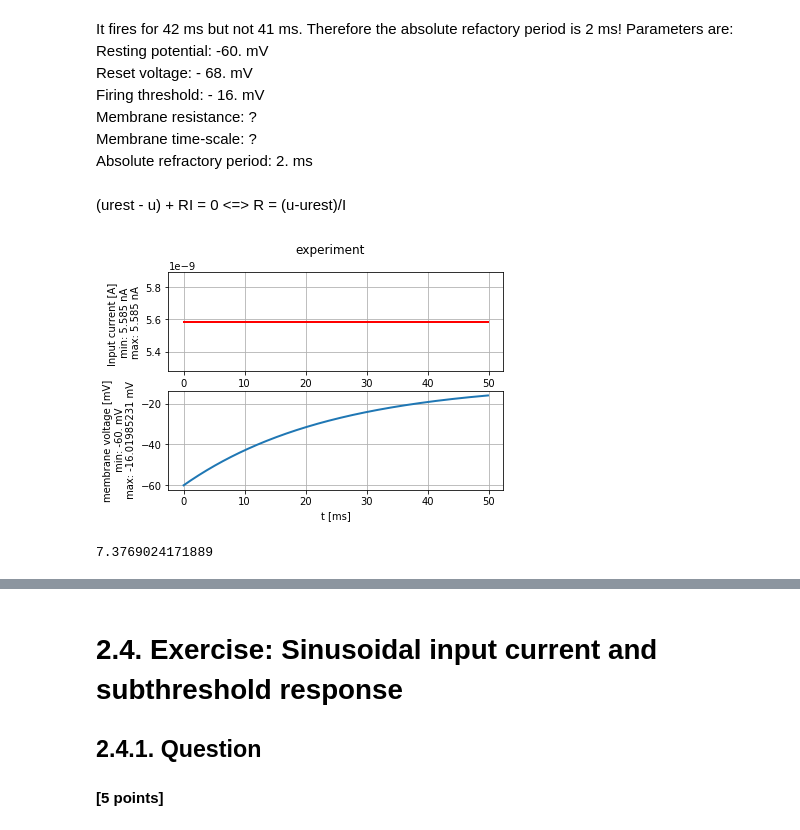
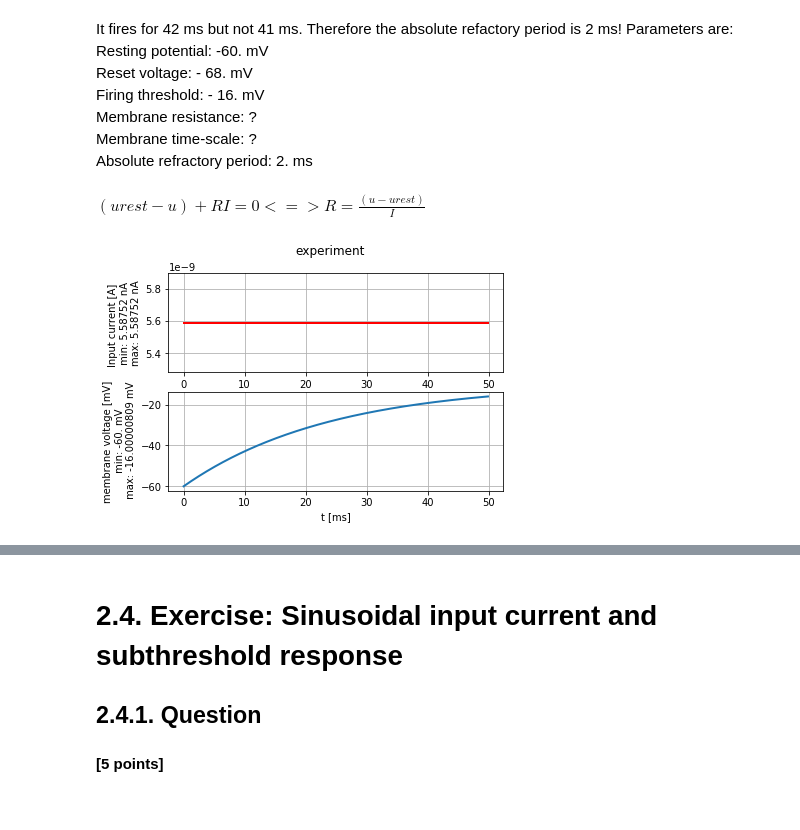
Before and after one commit to Shrecki/BioModNN, a Jupyter notebook: Ex2_Fabrice_Guibert_246696.ipynb, the cells around one changed output, grey strips where cells are left out. Cells and saved outputs as stored; diff of their text form; code cells hidden in the pictures.

```diff
--- a/Ex2_Fabrice_Guibert_246696.ipynb
+++ b/Ex2_Fabrice_Guibert_246696.ipynb
@@ -298,12 +298,8 @@ Parameters are:
 <br>Membrane time-scale: ?
 <br>Absolute refractory period: 2. ms
 # %% [markdown]
-(urest - u)  + RI = 0 <=> R = (u-urest)/I
+$(urest - u)  + RI = 0 <=> R = \frac{(u-urest)}{I}$
 # %%
-randomSimulation(0,100,5.585)
+randomSimulation(0,100,5.58752)
 # %% [output]
-[figure, old version]
+[figure, new version]
-# %%
-(-26.8 + 68)/5.585
-# %% [output]
-7.3769024171889
```
Also changed, not shown: parts of 7 cells of this notebook.
